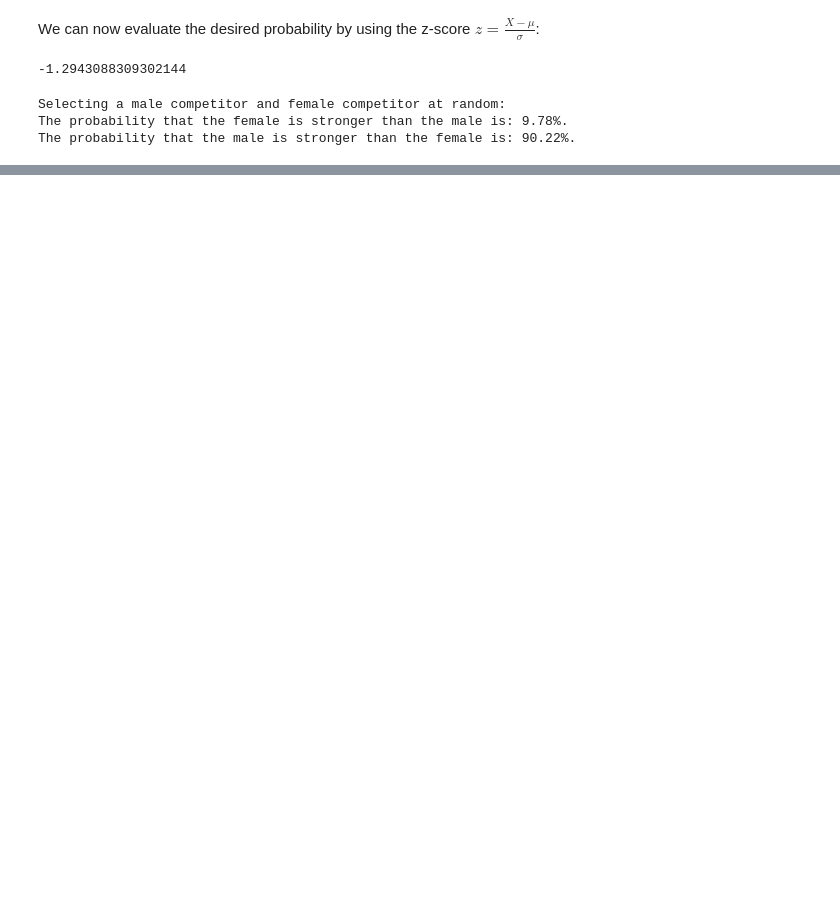
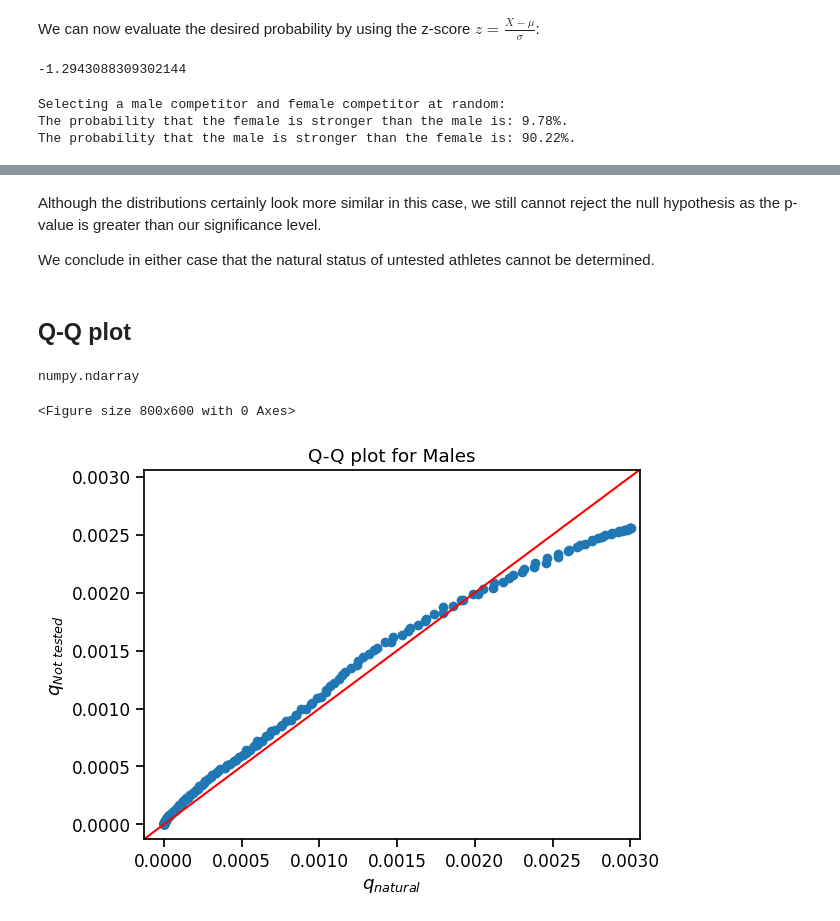
Before and after one commit to AmeerAliSaleem/powerlifting, a Jupyter notebook: Powerlifting_battle_of_the_genders.ipynb, the cells around one changed output, grey strips where cells are left out. Drawn from its saved outputs; the diff is of its cells as text; code cells hidden in the pictures; blank space fills up the shorter version.

```diff
--- a/Powerlifting_battle_of_the_genders.ipynb
+++ b/Powerlifting_battle_of_the_genders.ipynb
@@ -314,0 +474,6 @@ The probability that the male is stronger than the female is: 90.22%.
+# %% [markdown]
+Although the distributions certainly look more similar in this case, we still cannot reject the null hypothesis as the p-value is greater than our significance level.
+
+We conclude in either case that the natural status of untested athletes cannot be determined.
+# %% [markdown]
+## Q-Q plot
@@ -314,0 +483,15 @@ The probability that the male is stronger than the female is: 90.22%.
+# %%
+type(y1_m)
+# %% [output]
+numpy.ndarray
+# %%
+# qqplot_2samples(y1_m, y2_m)
+plt.figure(figsize=(8, 6))
+pp_x = sm.ProbPlot(y1_m)
+pp_y = sm.ProbPlot(y2_m)
+qqplot_2samples(pp_x, pp_y, xlabel='$q_{natural}$', ylabel='$q_{Not\ tested}$',line='45')
+plt.title('Q-Q plot for Males')
+plt.show()
+# %% [output]
+<Figure size 800x600 with 0 Axes>
+[figure, added]
```
Also changed, not shown: parts of 32 cells of this notebook, 2 other files.
